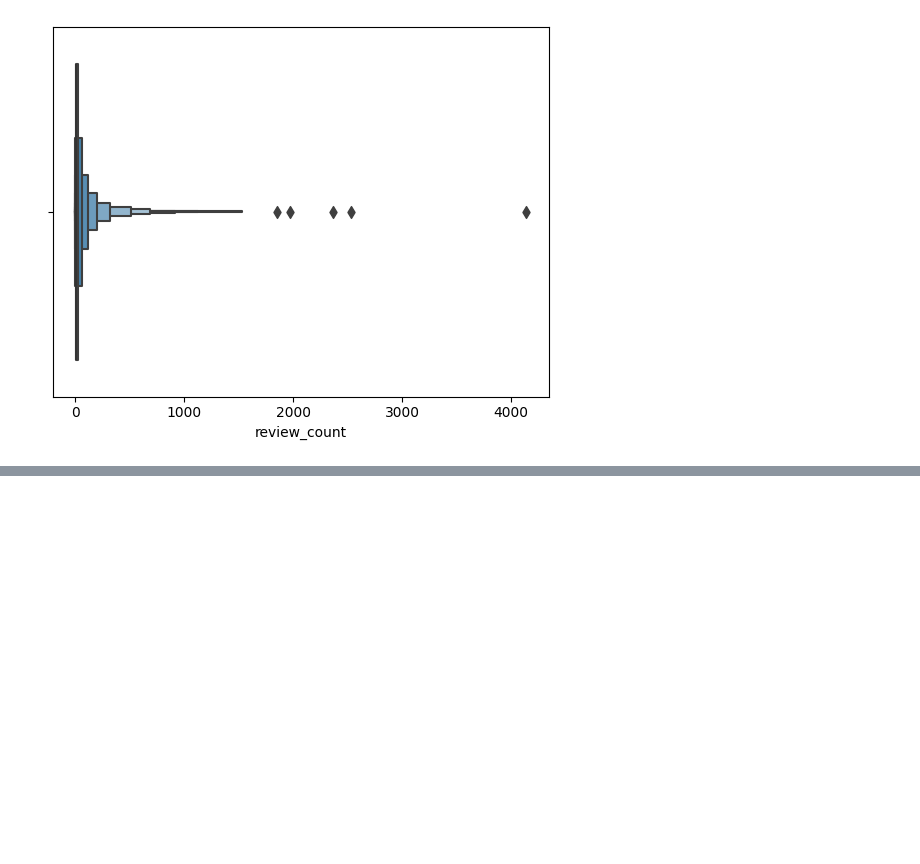
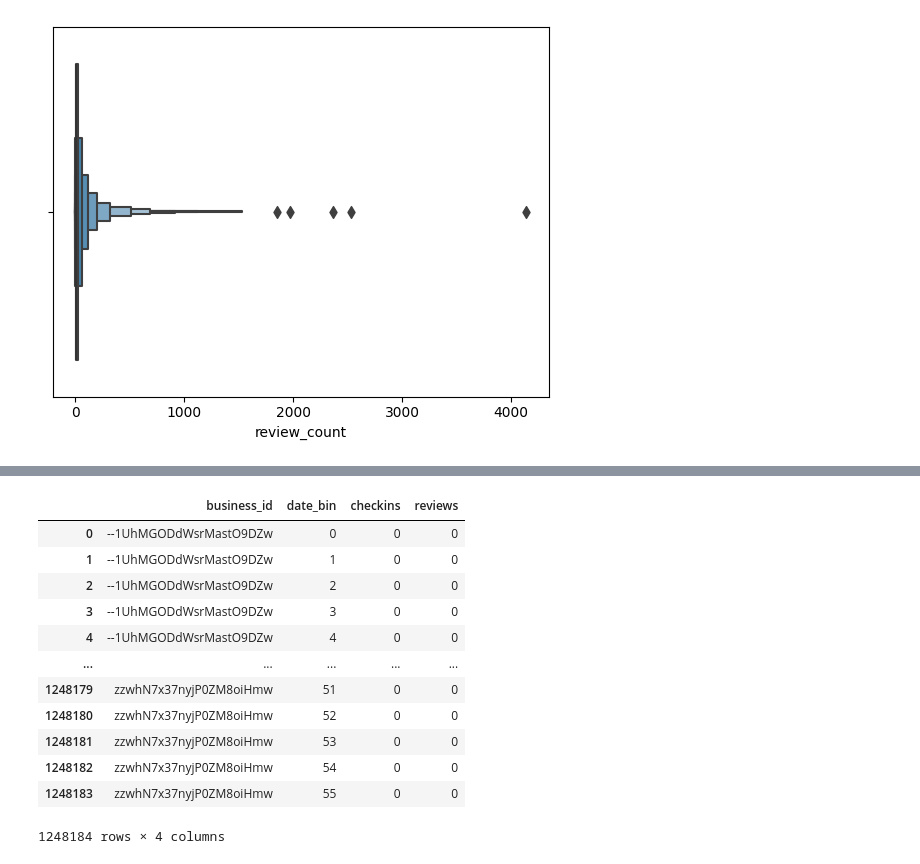
Before and after one commit to askador/data-mining-in-cybersecurity, a Jupyter notebook: data_analysis/quick_data_review/business.ipynb, the cells around one changed output, grey strips where cells are left out. Cells and saved outputs as stored; diff of their text form; code cells hidden in the pictures; blank space fills up the shorter version.

```diff
--- a/data_analysis/quick_data_review/business.ipynb
+++ b/data_analysis/quick_data_review/business.ipynb
@@ -187,0 +210,5 @@ Name: young, dtype: bool
+# %%
+checkin_flat['type'] = 'checkin'
+checkin_flat.columns = ['business_id', 'date', 'type']
+checkin_flat['date'] = pd.to_datetime(checkin_flat['date'])
+checkin_flat.info()
@@ -187,0 +226,8 @@ Name: young, dtype: bool
+# %%
+from data.paths.parquet_paths import REVIEW
+review_df = pd.read_parquet(str(REVIEW))
+
+review_cut = review_df[['business_id', 'date']].copy()
+review_cut['date'] = pd.to_datetime(review_cut['date'])
+review_cut['type'] = 'review'
+review_cut.info()
@@ -187,0 +245,4 @@ Name: young, dtype: bool
+# %%
+activity_df = pd.concat([checkin_flat, review_cut])
+activity_df = activity_df.sort_values(by='date')
+activity_df.sample(10)
@@ -187,0 +261,5 @@ Name: young, dtype: bool
+# %%
+bin_count = 56 # 14 years of polling, bin for each year quarter
+
+activity_df['date_bin'] = pd.cut(activity_df['date'], bins = bin_count, labels = range(bin_count))
+activity_df.sample(10)
@@ -187,0 +278,25 @@ Name: young, dtype: bool
+# %%
+# need count of activities for each date bin groupby(bussiness_id, bin)
+activity_binned = activity_df.copy()
+activity_binned = activity_binned.drop(['date'], axis=1)
+activity_binned = activity_binned.groupby(['business_id', 'date_bin', 'type']).size().reset_index(name='count')
+
+activity_binned['checkins'] = activity_binned.apply(lambda x: x[3] if x[2] == 'checkin' else 0, axis=1)
+activity_binned['reviews'] = activity_binned.apply(lambda x: x[3] if x[2] == 'review' else 0, axis=1)
+activity_binned = activity_binned.drop(['type', 'count'], axis = 1)
+
+activity_binned.groupby(['business_id', 'date_bin']).sum().reset_index()
+# %% [output]
+|  | business_id | date_bin | checkins | reviews |
+| 0 | --1UhMGODdWsrMastO9DZw | 0 | 0 | 0 |
+| 1 | --1UhMGODdWsrMastO9DZw | 1 | 0 | 0 |
+| 2 | --1UhMGODdWsrMastO9DZw | 2 | 0 | 0 |
+| 3 | --1UhMGODdWsrMastO9DZw | 3 | 0 | 0 |
+| 4 | --1UhMGODdWsrMastO9DZw | 4 | 0 | 0 |
+| ... | ... | ... | ... | ... |
+| 1248179 | zzwhN7x37nyjP0ZM8oiHmw | 51 | 0 | 0 |
+| 1248180 | zzwhN7x37nyjP0ZM8oiHmw | 52 | 0 | 0 |
+| 1248181 | zzwhN7x37nyjP0ZM8oiHmw | 53 | 0 | 0 |
+| 1248182 | zzwhN7x37nyjP0ZM8oiHmw | 54 | 0 | 0 |
+| 1248183 | zzwhN7x37nyjP0ZM8oiHmw | 55 | 0 | 0 |
+1248184 rows × 4 columns
```
Also changed, not shown: parts of 16 cells of this notebook.
